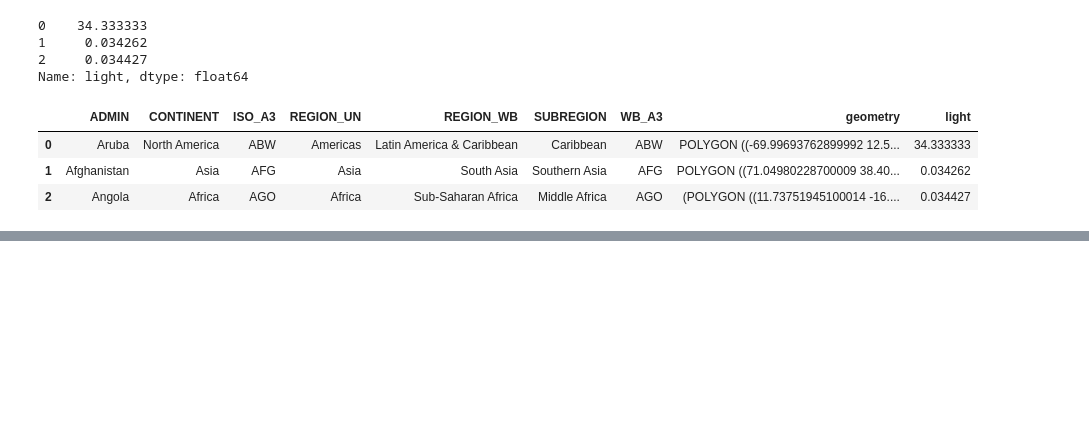
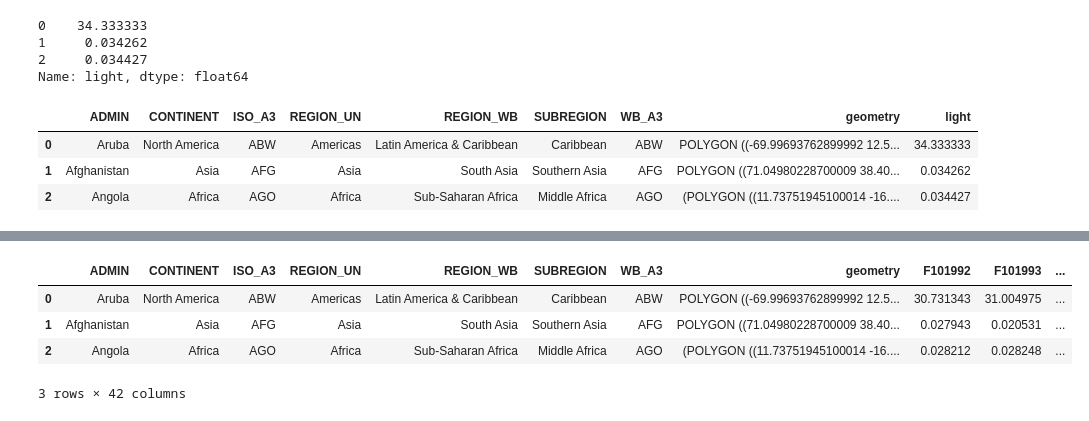
Before and after one commit to pgr-me/metis_projects, a Jupyter notebook: 05-final/geo_ops.ipynb, the cells around one changed output, grey strips where cells are left out. Drawn from its saved outputs; the diff is of its cells as text; code cells hidden in the pictures; blank space fills up the shorter version.

```diff
--- a/05-final/geo_ops.ipynb
+++ b/05-final/geo_ops.ipynb
@@ -30,3 +16,14 @@ gdf = gpd.GeoDataFrame.from_file(shp); gdf.head(3)
 | 0 | Aruba | North America | ABW | Americas | Latin America & Caribbean | Caribbean | ABW | POLYGON ((-69.99693762899992 12.5... |
 | 1 | Afghanistan | Asia | AFG | Asia | South Asia | Southern Asia | AFG | POLYGON ((71.04980228700009 38.40... |
 | 2 | Angola | Africa | AGO | Africa | Sub-Saharan Africa | Middle Africa | AGO | (POLYGON ((11.73751945100014 -16.... |
+# %%
+def get_tif_ids(tifs_dir):
+    glob_str = tifs_dir + '/*.tif'
+    li_img = glob.glob(glob_str)
+    li_ids = []
+    for i in li_img:
+        first_chunk = i.split('/')[3]
+        second_chunk = first_chunk.split('.')[0]
+        li_ids.append(second_chunk)
+    return li_ids
+get_tif_ids('data/geo/images')
@@ -58,3 +73,18 @@ gdf = gdf.join(s_stats); gdf.head(3)
 | 0 | Aruba | North America | ABW | Americas | Latin America & Caribbean | Caribbean | ABW | POLYGON ((-69.99693762899992 12.5... | 34.333333 |
 | 1 | Afghanistan | Asia | AFG | Asia | South Asia | Southern Asia | AFG | POLYGON ((71.04980228700009 38.40... | 0.034262 |
 | 2 | Angola | Africa | AGO | Africa | Sub-Saharan Africa | Middle Africa | AGO | (POLYGON ((11.73751945100014 -16.... | 0.034427 |
+# %%
+# need to create a for loop that finds zonal stats for each country for each year
+def zonal_to_shp(tifs_dir, shp_path):
+    tifs_glob_str = tifs_dir + '/*.tif'
+    tifs = glob.glob(tifs_glob_str)
+    ids = get_tif_ids(tifs_dir)
+    geodataframe = gpd.GeoDataFrame.from_file(shp_path)
+    for idx, tif in enumerate(tifs):
+        stats = zonal_stats(shp_path, tif)
+        li_stats = []
+        for i in range(len(stats)):
+            li_stats.append(stats[i]['mean'])
+        s_stats = pd.Series(li_stats, name=ids[idx])
+        geodataframe = geodataframe.join(s_stats)
+    return geodataframe
@@ -60,0 +111,10 @@ gdf = gdf.join(s_stats); gdf.head(3)
+# %%
+gdf = zonal_to_shp('data/geo/images', 'data/geo/countries/countries_nf2.shp')
+# %%
+gdf.head(3)
+# %% [output]
+|  | ADMIN | CONTINENT | ISO_A3 | REGION_UN | REGION_WB | SUBREGION | WB_A3 | geometry | F101992 | F101993 | ... |
+| 0 | Aruba | North America | ABW | Americas | Latin America & Caribbean | Caribbean | ABW | POLYGON ((-69.99693762899992 12.5... | 30.731343 | 31.004975 | ... |
+| 1 | Afghanistan | Asia | AFG | Asia | South Asia | Southern Asia | AFG | POLYGON ((71.04980228700009 38.40... | 0.027943 | 0.020531 | ... |
+| 2 | Angola | Africa | AGO | Africa | Sub-Saharan Africa | Middle Africa | AGO | (POLYGON ((11.73751945100014 -16.... | 0.028212 | 0.028248 | ... |
+3 rows × 42 columns
```
Also changed, not shown: parts of 9 cells of this notebook, 6 other files.
